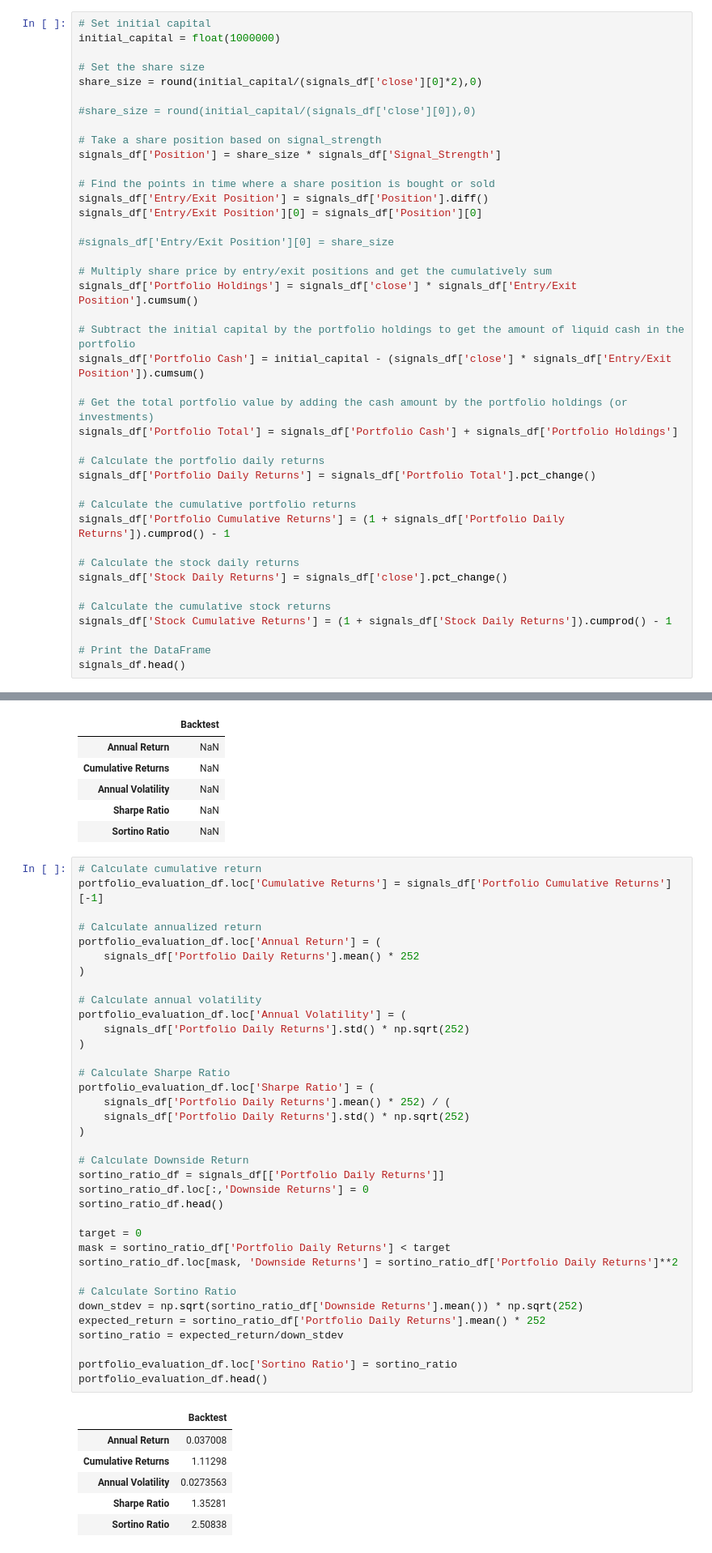
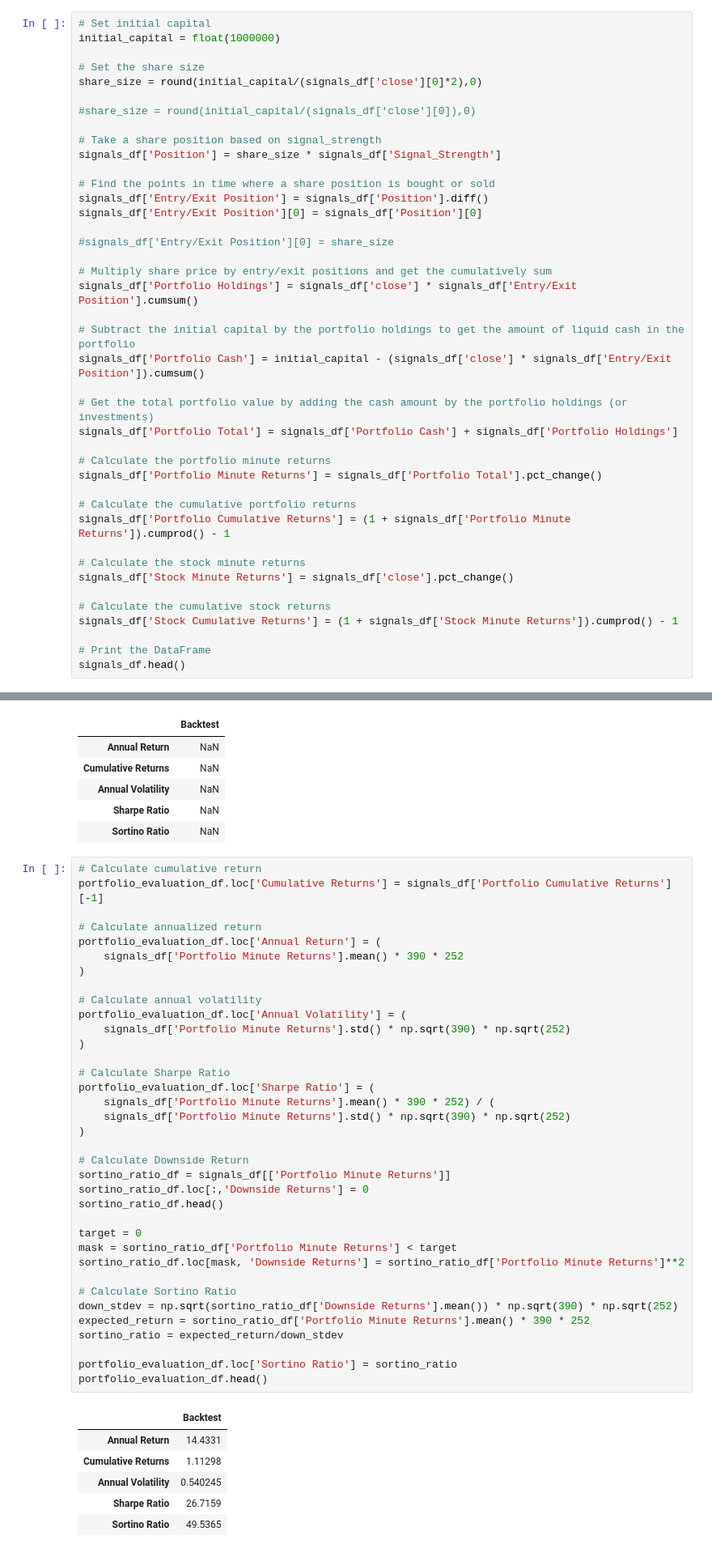
Before and after one commit to vweinblatt123/CF-Project2, a Jupyter notebook: Victor/trading_strategy.ipynb, the cells around one changed output, grey strips where cells are left out. Shown at 81% size. Cells and saved outputs as stored; diff of their text form.

```diff
--- a/Victor/trading_strategy.ipynb
+++ b/Victor/trading_strategy.ipynb
@@ -61,17 +61,17 @@ signals_df['Portfolio Cash'] = initial_capital - (signals_df['close'] * signals_
 # Get the total portfolio value by adding the cash amount by the portfolio holdings (or investments)
 signals_df['Portfolio Total'] = signals_df['Portfolio Cash'] + signals_df['Portfolio Holdings']
 
-# Calculate the portfolio daily returns
-signals_df['Portfolio Daily Returns'] = signals_df['Portfolio Total'].pct_change()
+# Calculate the portfolio minute returns
+signals_df['Portfolio Minute Returns'] = signals_df['Portfolio Total'].pct_change()
 
 # Calculate the cumulative portfolio returns
-signals_df['Portfolio Cumulative Returns'] = (1 + signals_df['Portfolio Daily Returns']).cumprod() - 1
+signals_df['Portfolio Cumulative Returns'] = (1 + signals_df['Portfolio Minute Returns']).cumprod() - 1
 
-# Calculate the stock daily returns
-signals_df['Stock Daily Returns'] = signals_df['close'].pct_change()
+# Calculate the stock minute returns
+signals_df['Stock Minute Returns'] = signals_df['close'].pct_change()
 
 # Calculate the cumulative stock returns
-signals_df['Stock Cumulative Returns'] = (1 + signals_df['Stock Daily Returns']).cumprod() - 1
+signals_df['Stock Cumulative Returns'] = (1 + signals_df['Stock Minute Returns']).cumprod() - 1
 
 # Print the DataFrame
 signals_df.head()
@@ -107,46 +107,46 @@ portfolio_evaluation_df
 # %%
 # Calculate cumulative return
 portfolio_evaluation_df.loc['Cumulative Returns'] = signals_df['Portfolio Cumulative Returns'][-1]
 
 # Calculate annualized return
 portfolio_evaluation_df.loc['Annual Return'] = (
-    signals_df['Portfolio Daily Returns'].mean() * 252
+    signals_df['Portfolio Minute Returns'].mean() * 390 * 252
 )
 
 # Calculate annual volatility
 portfolio_evaluation_df.loc['Annual Volatility'] = (
-    signals_df['Portfolio Daily Returns'].std() * np.sqrt(252)
+    signals_df['Portfolio Minute Returns'].std() * np.sqrt(390) * np.sqrt(252)
 )
 
 # Calculate Sharpe Ratio
 portfolio_evaluation_df.loc['Sharpe Ratio'] = (
-    signals_df['Portfolio Daily Returns'].mean() * 252) / (
-    signals_df['Portfolio Daily Returns'].std() * np.sqrt(252)
+    signals_df['Portfolio Minute Returns'].mean() * 390 * 252) / (
+    signals_df['Portfolio Minute Returns'].std() * np.sqrt(390) * np.sqrt(252)
 )
 
 # Calculate Downside Return
-sortino_ratio_df = signals_df[['Portfolio Daily Returns']]
+sortino_ratio_df = signals_df[['Portfolio Minute Returns']]
 sortino_ratio_df.loc[:,'Downside Returns'] = 0
 sortino_ratio_df.head()
 
 target = 0
-mask = sortino_ratio_df['Portfolio Daily Returns'] < target
-sortino_ratio_df.loc[mask, 'Downside Returns'] = sortino_ratio_df['Portfolio Daily Returns']**2
+mask = sortino_ratio_df['Portfolio Minute Returns'] < target
+sortino_ratio_df.loc[mask, 'Downside Returns'] = sortino_ratio_df['Portfolio Minute Returns']**2
 
 # Calculate Sortino Ratio
-down_stdev = np.sqrt(sortino_ratio_df['Downside Returns'].mean()) * np.sqrt(252)
-expected_return = sortino_ratio_df['Portfolio Daily Returns'].mean() * 252
+down_stdev = np.sqrt(sortino_ratio_df['Downside Returns'].mean()) * np.sqrt(390) * np.sqrt(252)
+expected_return = sortino_ratio_df['Portfolio Minute Returns'].mean() * 390 * 252
 sortino_ratio = expected_return/down_stdev
 
 portfolio_evaluation_df.loc['Sortino Ratio'] = sortino_ratio
 portfolio_evaluation_df.head()
 # %% [output]
 |  | Backtest |
-| Annual Return | 0.037008 |
+| Annual Return | 14.4331 |
 | Cumulative Returns | 1.11298 |
-| Annual Volatility | 0.0273563 |
-| Sharpe Ratio | 1.35281 |
-| Sortino Ratio | 2.50838 |
+| Annual Volatility | 0.540245 |
+| Sharpe Ratio | 26.7159 |
+| Sortino Ratio | 49.5365 |
 # %%
 # Visualize exit position relative to total portfolio value
 entry = signals_df[signals_df['Entry/Exit'] == -2.0]['Portfolio Total'].hvplot.scatter(
```
Also changed, not shown: parts of 1 cell of this notebook, 6 other files.
